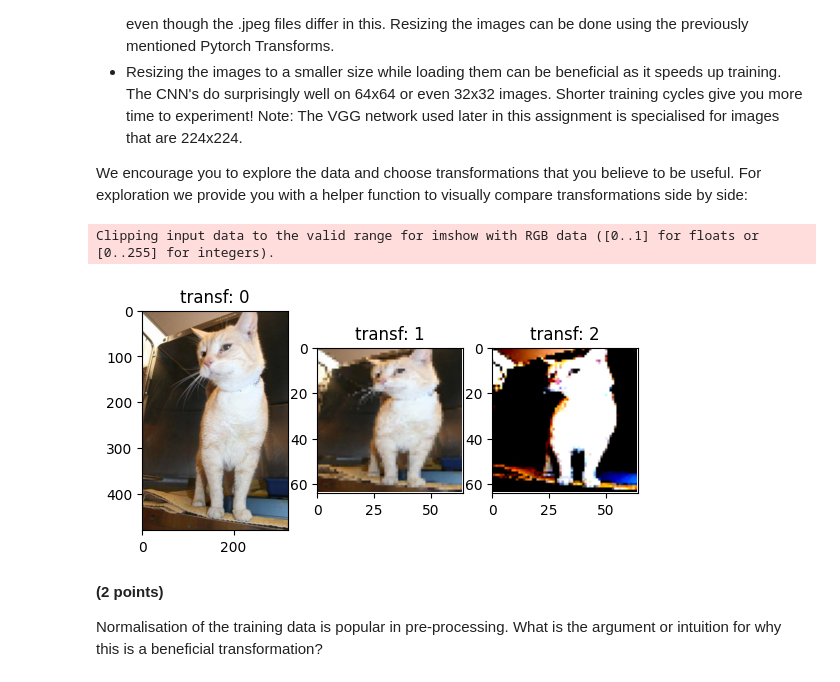
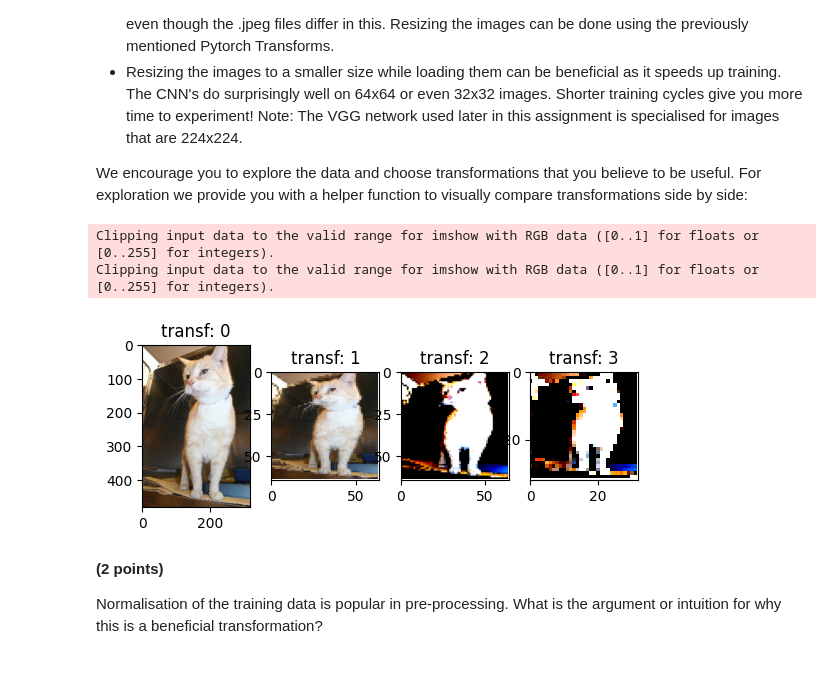
Before and after one commit to chenbin234/SSY340_Deep_machine_learning, a Jupyter notebook: HA1/HA1.ipynb, the cells around one changed output. Drawn from its saved outputs; the diff is of its cells as text; code cells hidden in the pictures.

```diff
--- a/HA1/HA1.ipynb
+++ b/HA1/HA1.ipynb
@@ -385,30 +385,39 @@ def compare_transforms(transformations, index):
 # %%
 # Explore your dataset in this cell, you do not need to produce any results.
 # YOUR CODE HERE
 target_size=(64, 64)
 
 # Resize the image
 transform1 = Compose([
                     ToTensor(),
                     Resize(target_size, interpolation=InterpolationMode.BILINEAR),
                       ])
 example_dataset1 = DogsCatsData(small_train_path, transform1)
 
-# Resize and normalize the image
+# Resize and normalize the image, target_size=(64, 64)
 transform2 = Compose([
                     ToTensor(),
                     Resize(target_size, interpolation=InterpolationMode.BILINEAR),
                     Normalize(mean=[0.485, 0.456, 0.406], std=[0.229, 0.224, 0.225]),
                       ])
 example_dataset2 = DogsCatsData(small_train_path, transform2)
 
+# Resize and normalize the image, target_size=(32, 32)
+transform3 = Compose([
+                    ToTensor(),
+                    Resize(((32,32)), interpolation=InterpolationMode.BILINEAR),
+                    Normalize(mean=[0.485, 0.456, 0.406], std=[0.229, 0.224, 0.225]),
+                      ])
+example_dataset3 = DogsCatsData(small_train_path, transform3)
+
 
 # print(len(example_dataset1))
 # plot the difference of the three transform
-compare_transforms([example_dataset, example_dataset1, example_dataset2], 5)
+compare_transforms([example_dataset, example_dataset1, example_dataset2, example_dataset3], 5)
 # %% [output]
 Clipping input data to the valid range for imshow with RGB data ([0..1] for floats or [0..255] for integers).
+Clipping input data to the valid range for imshow with RGB data ([0..1] for floats or [0..255] for integers).
-[figure, old version]
+[figure, new version]
 # %% [markdown]
 **(2 points)**
 
```
Also changed, not shown: parts of 9 cells of this notebook.
